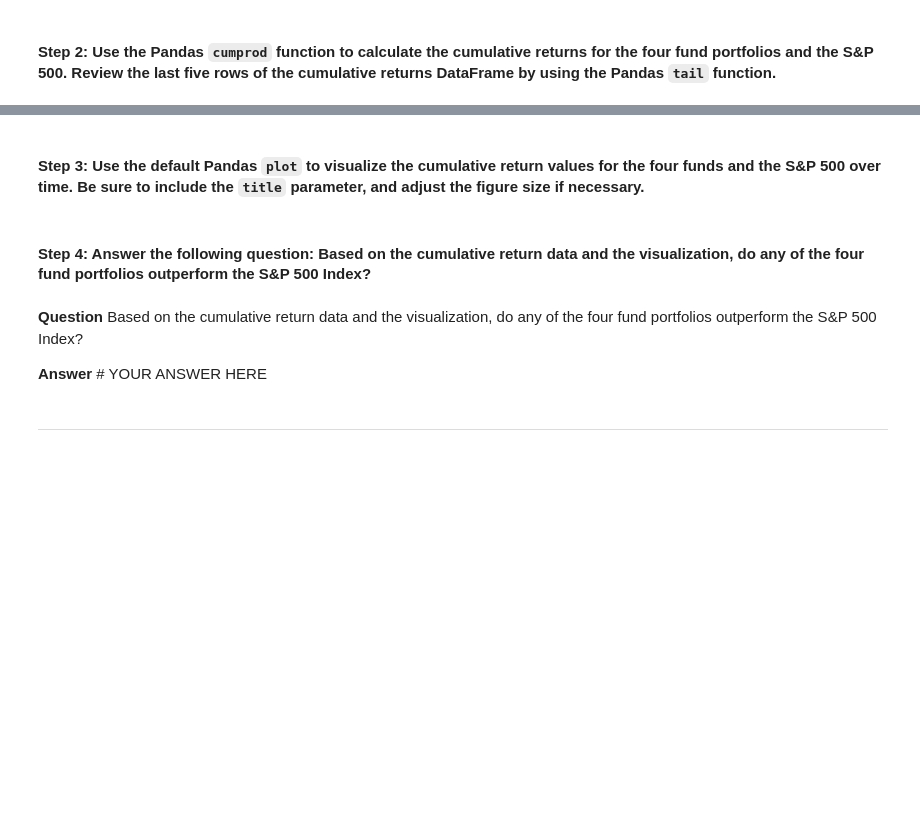
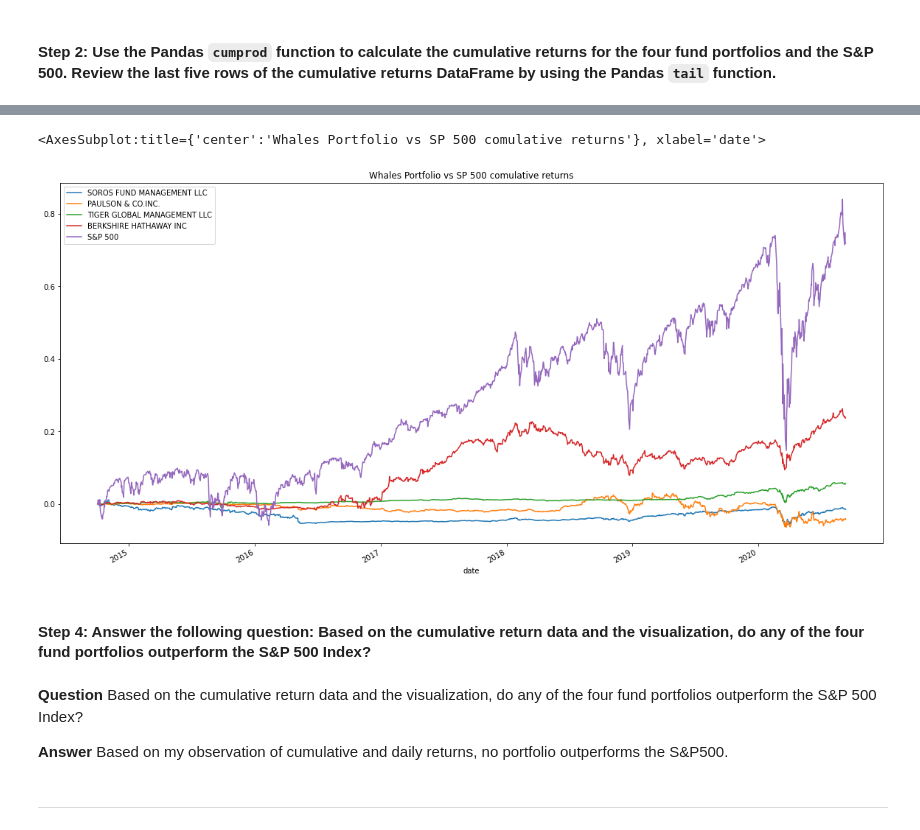
Before and after one commit to amexvasquez1/whales_portfolio, a Jupyter notebook: risk_return_analysis.ipynb, the cells around one changed output, grey strips where cells are left out. Cells and saved outputs as stored; diff of their text form; code cells hidden in the pictures; blank space fills up the shorter version.

```diff
--- a/risk_return_analysis.ipynb
+++ b/risk_return_analysis.ipynb
@@ -139,5 +164,7 @@ Analyze the data to determine if any of the portfolios outperform the broader st
 #### Step 2: Use the Pandas `cumprod` function to calculate the cumulative returns for the four fund portfolios and the S&P 500. Review the last five rows of the cumulative returns DataFrame by using the Pandas `tail` function.
 # %%
 # Calculate and plot the cumulative returns of the 4 fund portfolios and the S&P 500
+
+cumulative_returns = (1 + whales_daily_returns).cumprod() - 1
 # Review the last 5 rows of the cumulative returns DataFrame
-# YOUR CODE HERE
+cumulative_returns.tail()
@@ -144,15 +179,16 @@ Analyze the data to determine if any of the portfolios outperform the broader st
-# %% [markdown]
-#### Step 3: Use the default Pandas `plot` to visualize the cumulative return values for the four funds and the S&P 500 over time. Be sure to include the `title` parameter, and adjust the figure size if necessary.
 # %%
 # Visualize the cumulative returns using the Pandas plot function
 # Include a title parameter and adjust the figure size
-# YOUR CODE HERE
+cumulative_returns.plot(figsize=(20,10), title="Whales Portfolio vs SP 500 comulative returns")
+# %% [output]
+<AxesSubplot:title={'center':'Whales Portfolio vs SP 500 comulative returns'}, xlabel='date'>
+[figure, added]
 # %% [markdown]
 #### Step 4: Answer the following question: Based on the cumulative return data and the visualization, do any of the four fund portfolios outperform the S&P 500 Index?
 # %% [markdown]
 **Question** Based on the cumulative return data and the visualization, do any of the four fund portfolios outperform the S&P 500 Index?
 
-**Answer** # YOUR ANSWER HERE
+**Answer** Based on my observation of cumulative and daily returns, no portfolio outperforms the S&P500.
 # %% [markdown]
 ---
 # %% [markdown]
```
Also changed, not shown: parts of 30 cells of this notebook, 2 other files.
